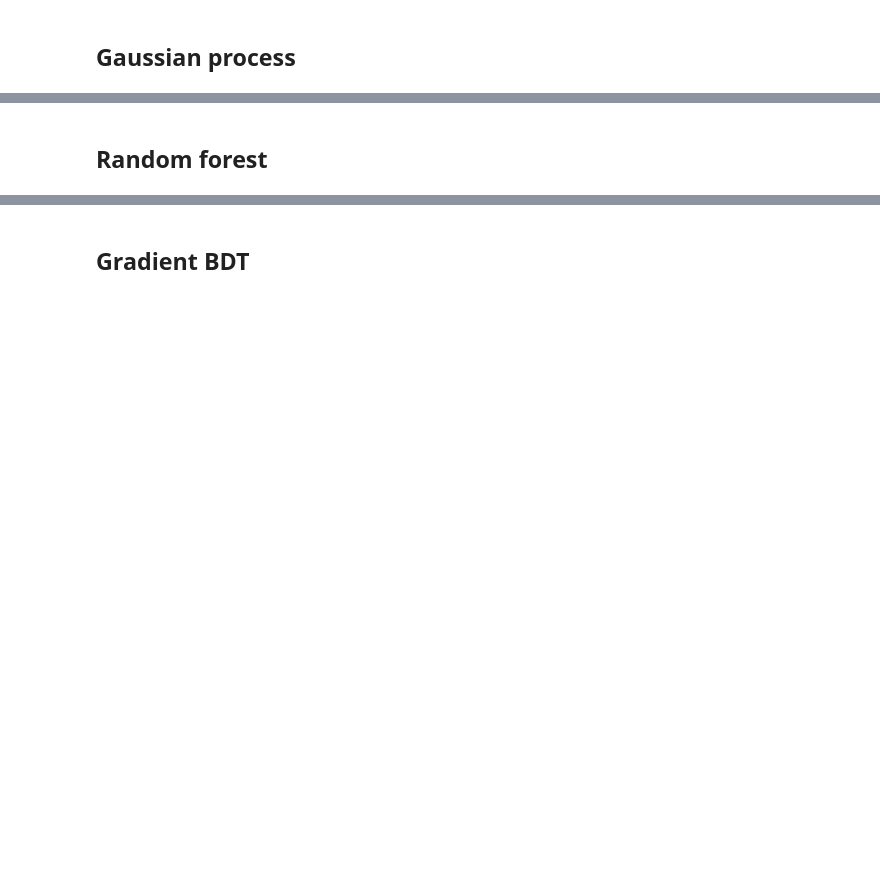
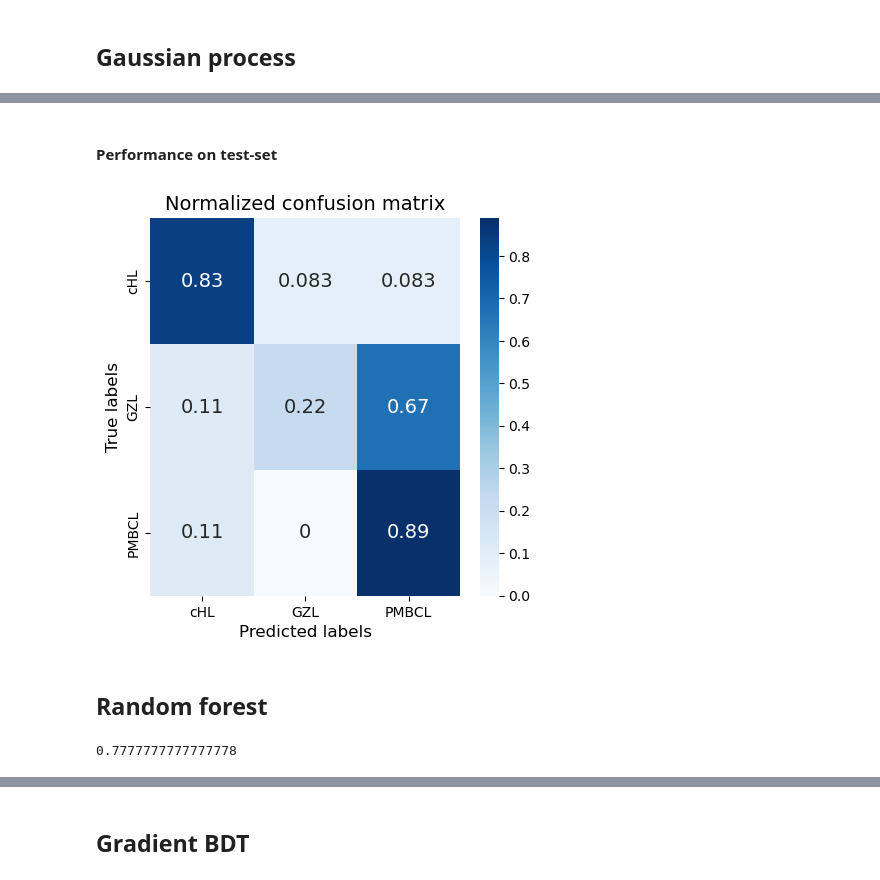
Before and after one commit to harel-coffee/mediastinal-lymphoma-classification-auto, a Jupyter notebook: 4_multi_classification.ipynb, the cells around one changed output, grey strips where cells are left out. Cells and saved outputs as stored; diff of their text form; code cells hidden in the pictures; blank space fills up the shorter version.

```diff
--- a/4_multi_classification.ipynb
+++ b/4_multi_classification.ipynb
@@ -290,13 +325,30 @@ plot_clf_region ( y_true   = y_train_exp ,
+# %% [markdown]
+#### Performance on test-set
+# %%
+conf_matrix = multiclass_promo ( y_true = y_test_comb ,
+                                 y_scores = gausproc_scores_test_comb ,
+                                 boundaries = get_boundaries (gausproc_scores_train, th_gausproc, 0.5*len(y_gz)/len(y_train_comb)) )
+
+plot_conf_matrices ( conf_matrix = conf_matrix, labels = LABELS, show_matrix = "norm", save_figure = False )
+# %% [output]
+[figure, added]
 # %% [markdown]
 ## Random forest
 # %%
 clf_rndfrs = RandomForestClassifier ( n_estimators = 100, max_depth = 1 )
 clf_rndfrs . fit ( X_train_res, y_train_res )
 
-rndfrs_scores = clf_rndfrs . predict_proba ( X_train )
-y_pred_rndfrs, th_rndfrs = custom_predictions ( y_true   = y_train ,
-                                                y_scores = rndfrs_scores ,
-                                                recall_score    = 0.8  ,
-                                                precision_score = None ,
-                                                show_curves = False ,
-                                                save_figure = False )
+rndfrs_scores_train = clf_rndfrs . predict_proba ( X_train )
+y_pred_train_rndfrs, th_rndfrs = custom_predictions ( y_true   = y_train ,
+                                                      y_scores = rndfrs_scores_train ,
+                                                      recall_score    = 0.8  ,
+                                                      precision_score = None ,
+                                                      show_curves = False ,
+                                                      save_figure = False )
+
+rndfrs_scores_gz = clf_rndfrs . predict_proba (X_gz)
+y_pred_train_gz  = ( rndfrs_scores_gz[:,1] > th_rndfrs )
+
+len(np.nonzero(y_pred_train_gz)[0]) / len(X_gz)   # GZL = uncertainty btw {cHL, PMBCL}
+# %% [output]
+0.7777777777777778
```
Also changed, not shown: parts of 35 cells of this notebook.
